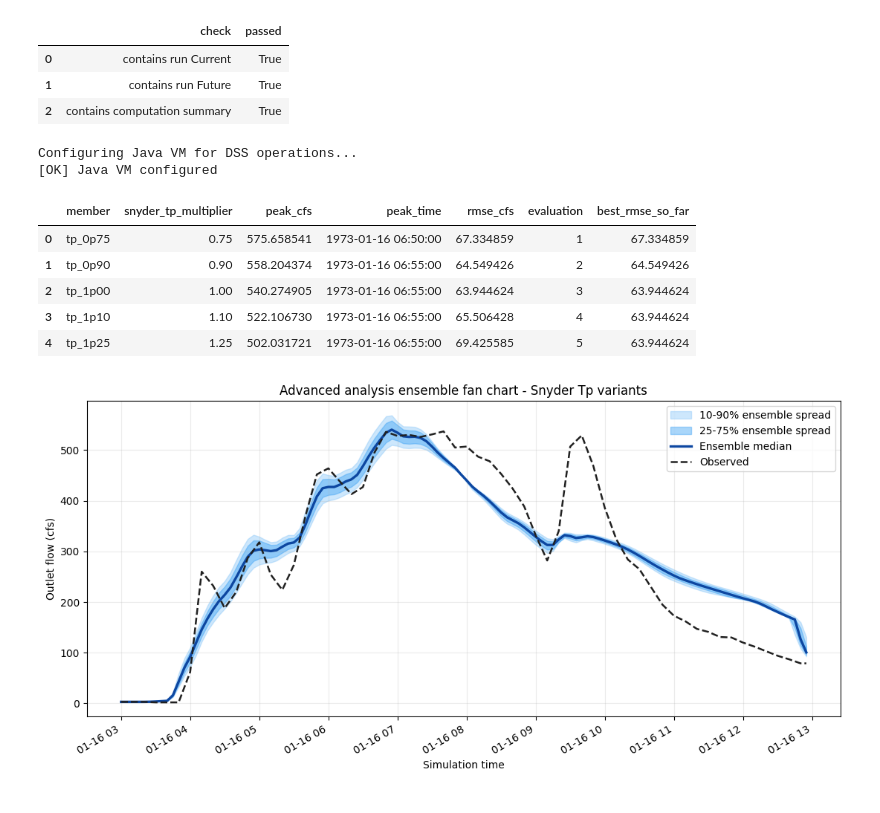
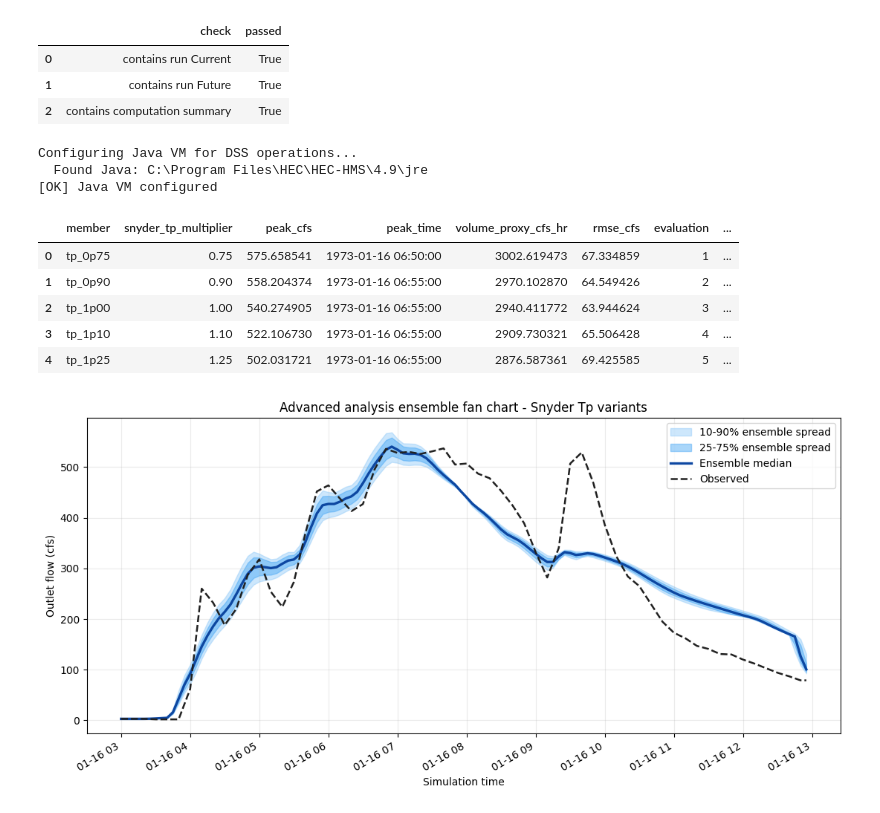
Before and after one commit to gpt-cmdr/hms-commander, a Jupyter notebook: examples/106_guide_advanced_analysis.ipynb, the cells around one changed output. Cells and saved outputs as stored; diff of their text form; code cells hidden in the pictures.

```diff
--- a/examples/106_guide_advanced_analysis.ipynb
+++ b/examples/106_guide_advanced_analysis.ipynb
@@ -92,6 +102,7 @@ def read_outlet_pair(project_path, run_name="Current"):
     modeled = HmsDss.read_timeseries(dss_file, modeled_path)[["value"]].rename(columns={"value": "modeled"})
     observed = HmsDss.read_timeseries(dss_file, observed_path)[["value"]].rename(columns={"value": "observed"})
     return modeled, observed
+
 
 def compute_snyder_member(multiplier):
     member_key = f"tp_{multiplier:.2f}".replace(".", "p")
@@ -114,39 +125,43 @@ def compute_snyder_member(multiplier):
     joined = observed.join(modeled, how="inner")
     residual = joined["modeled"] - joined["observed"]
     rmse = float(np.sqrt(np.mean(residual ** 2)))
+    interval_hours = float(series.index.to_series().diff().dropna().median() / pd.Timedelta(hours=1))
     return series, observed, {
         "member": member_key,
         "snyder_tp_multiplier": multiplier,
         "peak_cfs": float(series[member_key].max()),
         "peak_time": series[member_key].idxmax(),
+        "volume_proxy_cfs_hr": float(series[member_key].sum() * interval_hours),
         "rmse_cfs": rmse,
     }
+
 
 ensemble_members = [0.75, 0.90, 1.00, 1.10, 1.25]
 member_series = []
 metrics = []
 observed_series = None
 for multiplier in ensemble_members:
     series, observed, metric = compute_snyder_member(multiplier)
     member_series.append(series)
     metrics.append(metric)
     observed_series = observed if observed_series is None else observed_series
 
 ensemble = pd.concat(member_series, axis=1).dropna()
 observed_aligned = observed_series.reindex(ensemble.index).dropna()
 metrics_df = pd.DataFrame(metrics)
 metrics_df["evaluation"] = np.arange(1, len(metrics_df) + 1)
 metrics_df["best_rmse_so_far"] = metrics_df["rmse_cfs"].cummin()
 metrics_df
 # %% [output]
 Configuring Java VM for DSS operations...
+  Found Java: C:\Program Files\HEC\HEC-HMS\4.9\jre
 [OK] Java VM configured
-|  | member | snyder_tp_multiplier | peak_cfs | peak_time | rmse_cfs | evaluation | best_rmse_so_far |
-| 0 | tp_0p75 | 0.75 | 575.658541 | 1973-01-16 06:50:00 | 67.334859 | 1 | 67.334859 |
-| 1 | tp_0p90 | 0.90 | 558.204374 | 1973-01-16 06:55:00 | 64.549426 | 2 | 64.549426 |
-| 2 | tp_1p00 | 1.00 | 540.274905 | 1973-01-16 06:55:00 | 63.944624 | 3 | 63.944624 |
-| 3 | tp_1p10 | 1.10 | 522.106730 | 1973-01-16 06:55:00 | 65.506428 | 4 | 63.944624 |
-| 4 | tp_1p25 | 1.25 | 502.031721 | 1973-01-16 06:55:00 | 69.425585 | 5 | 63.944624 |
+|  | member | snyder_tp_multiplier | peak_cfs | peak_time | volume_proxy_cfs_hr | rmse_cfs | evaluation | ... |
+| 0 | tp_0p75 | 0.75 | 575.658541 | 1973-01-16 06:50:00 | 3002.619473 | 67.334859 | 1 | ... |
+| 1 | tp_0p90 | 0.90 | 558.204374 | 1973-01-16 06:55:00 | 2970.102870 | 64.549426 | 2 | ... |
+| 2 | tp_1p00 | 1.00 | 540.274905 | 1973-01-16 06:55:00 | 2940.411772 | 63.944624 | 3 | ... |
+| 3 | tp_1p10 | 1.10 | 522.106730 | 1973-01-16 06:55:00 | 2909.730321 | 65.506428 | 4 | ... |
+| 4 | tp_1p25 | 1.25 | 502.031721 | 1973-01-16 06:55:00 | 2876.587361 | 69.425585 | 5 | ... |
 # %%
 x = ensemble.index.to_pydatetime()
 values = ensemble.to_numpy(dtype=float)
```
Also changed, not shown: parts of 4 cells of this notebook, 5 other files.
